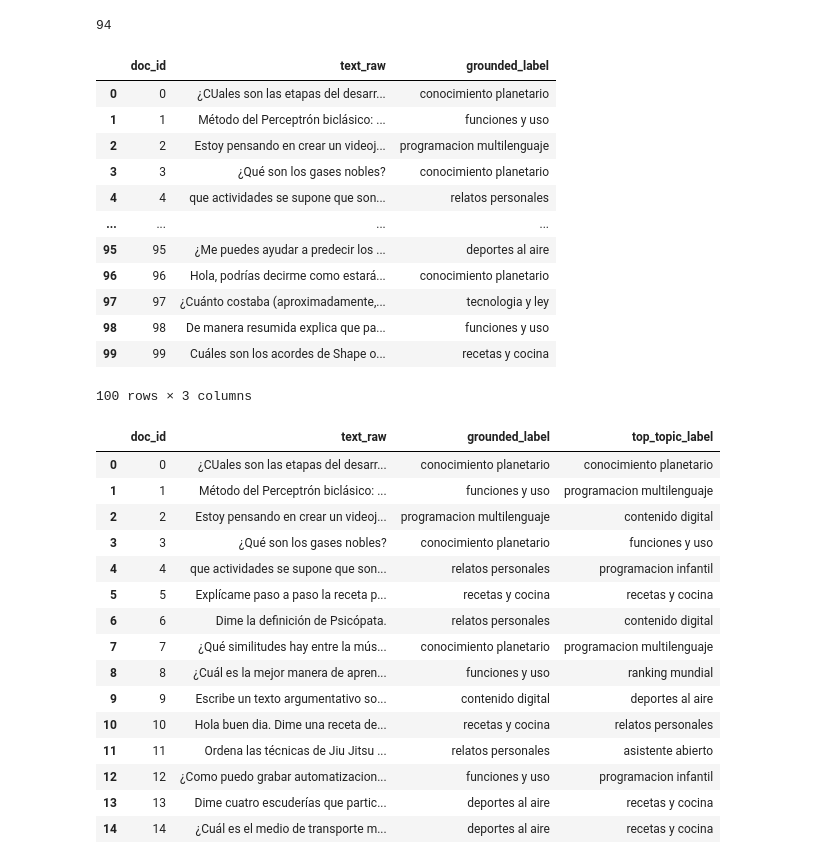
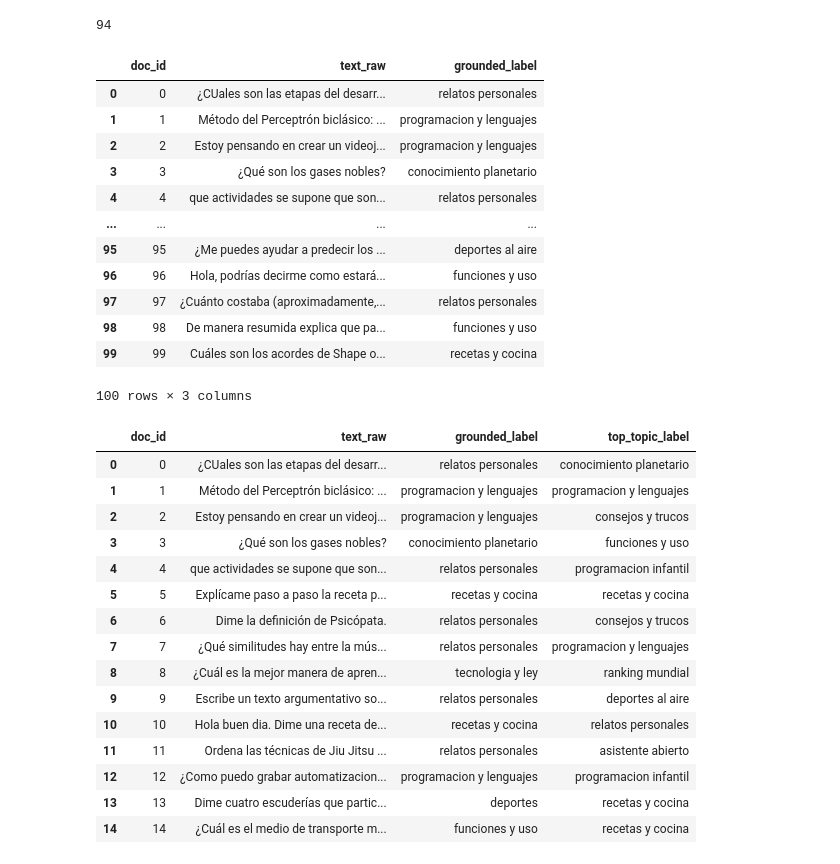
Before and after one commit to NxrFesdac/bourbaki-nlp-avanzado, a Jupyter notebook: modulo2/lda.ipynb, the cells around one changed output. Drawn from its saved outputs; the diff is of its cells as text; code cells hidden in the pictures.

```diff
--- a/modulo2/lda.ipynb
+++ b/modulo2/lda.ipynb
@@ -272,8 +296,6 @@ import re
 import pandas as pd
 from openai import OpenAI
 
-# prerequisites (must already be present in your env):
-# openai_key (str), df_topics (DataFrame with topic_id, term, optionally weight/rank), df_docs (DataFrame with top_topic)
 client = OpenAI(api_key=openai_key)
 
 system_msg = (
@@ -287,7 +309,7 @@ unique_topic_ids = df_topics['topic_id'].unique()
 
 for topic_id in unique_topic_ids:
     topic_df = df_topics[df_topics['topic_id'] == topic_id].copy()
-    topic_keywords = topic_df['term'].astype(str).tolist()[:50]
+    topic_keywords = topic_df['term'].astype(str).tolist()
     keyword_str = ", ".join(topic_keywords)
 
     user_msg = (
@@ -306,14 +328,14 @@ for topic_id in unique_topic_ids:
     )
 
     raw_label = response.choices[0].message.content.strip()
-    label = re.sub(r'^[`"\']+|[`"\']+$', '', raw_label).strip().lower()
-    label = re.sub(r'[ .,:;!¡?¿]+$', '', label)
+    label = raw_label.strip().lower()
     llm_labels.append({"topic_id": topic_id, "llm_label": label})
 
 df_llm_labels = pd.DataFrame(llm_labels)
 
 df_topics = pd.merge(df_topics, df_llm_labels, on="topic_id", how="left")
 
+# Agregamos la etiqueta que genero el LLM al topico con mayor importancia
 topic_label_map = df_llm_labels.set_index("topic_id")["llm_label"]
 df_docs["top_topic_label"] = df_docs["top_topic"].map(topic_label_map)
 
@@ -341,8 +363,6 @@ df_docs sample with top_topic_label:
 import re
 import pandas as pd
 from openai import OpenAI
-
-client = OpenAI(api_key=openai_key)
 
 
 system_msg = (
@@ -358,7 +378,7 @@ examples = (
     "Texto: 'Propiedades y usos del helio y el neón' -> gases nobles\n"
 )
 
-# We'll call the LLM for the first 100 documents
+# Utilizamos solo los primeros 100 documentos
 num_docs_to_label = 100
 doc_label_rows = []
 
@@ -386,18 +406,17 @@ for i in range(num_docs_to_label):
 
     raw_label = response.choices[0].message.content.strip()
 
-    # Minimal normalization: remove surrounding quotes/backticks, trailing punctuation, lowercased
-    label = re.sub(r'^[`"\']+|[`"\']+$', '', raw_label).strip().lower()
-    label = re.sub(r'[ .,:;!¡?¿]+$', '', label)
+    # Normalización
+    label = raw_label.strip().lower()
 
     doc_label_rows.append({"doc_id": doc_id, "llm_doc_label": label})
 
-# Create a DataFrame of LLM document labels and merge back into df_docs
+# Creamos el df con las labels del LLM y regresamos al df original
 df_llm_doc_labels = pd.DataFrame(doc_label_rows)
 
 df_docs_chatgpt = pd.merge(df_docs, df_llm_doc_labels, on='doc_id', how='left')
 
-# Show the labeled subset
+# Demostramos el df con las etiquetas del LLM
 print("First labeled documents (doc_id, top_topic, llm_doc_label):")
 display(df_docs_chatgpt.loc[:num_docs_to_label - 1, ["doc_id", "text_raw", "top_topic", "top_topic_conf", "llm_doc_label"]])
 # %% [output]
@@ -421,70 +440,54 @@ df_docs_chatgpt.llm_doc_label.nunique()
 # %% [output]
 94
 # %%
-import re
-import pandas as pd
-import numpy as np
-from openai import OpenAI
-
-client = OpenAI(api_key=openai_key)
-
 system_msg = (
     "Eres un generador de etiquetas de temas en español. "
     "Tu única salida debe ser UNA SOLA LÍNEA con la etiqueta del tema, "
     "en minúsculas, máximo 3 palabras, sin puntuación final, sin comillas y sin explicaciones."
 )
 
-# prepare topic metadata: one label per topic_id + up to 10 unique terms
-topic_terms = (
-    df_topics.groupby("topic_id")["term"]
-    .apply(lambda terms: list(dict.fromkeys([str(t).strip() for t in terms if str(t).strip()]))[:10])
-    .to_dict()
-)
-topic_labels = df_topics.drop_duplicates("topic_id").set_index("topic_id")["llm_label"].to_dict()
-all_topic_ids = list(topic_labels.keys())
+unique_labels = df_topics["llm_label"].unique().tolist()
+candidates_text = "\n".join(unique_labels)
 
 num_docs = 100
 rows = []
 
-candidates = [f"{topic_labels.get(t,'tema_'+str(t))} — {topic_terms.get(t,'')}" for t in all_topic_ids]
-candidates_text = "\n".join(f"{j+1}) {c}" for j, c in enumerate(candidates))
 for i in range(num_docs):
     r = df_docs.iloc[i]
     doc_id = int(r["doc_id"]) if "doc_id" in r.index else int(i)
     text = str(r.get("text_raw", "")).strip()
 
     user_msg = (
-        "A continuación tienes una lista de etiquetas candidatas (etiqueta — palabras clave):\n"
+        "A continuación tienes una lista de etiquetas candidatas:\n"
         f"{candidates_text}\n\n"
         "Texto a etiquetar:\n"
         f"{text}\n\n"
         "Elige UNA de esas etiquetas y RESPONDE SOLO con la etiqueta final en minúsculas, sin comillas ni texto adicional."
     )
 
     resp = client.chat.completions.create(
         model="gpt-4.1-nano",
         messages=[{"role": "system", "content": system_msg}, {"role": "user", "content": user_msg}],
         temperature=0.1,
     )
     raw = resp.choices[0].message.content.strip()
-    label = re.sub(r'^[`"\']+|[`"\']+$', '', raw).strip().lower()
-    label = re.sub(r'[ .,:;!¡?¿]+$', '', label)
+    label = raw.strip().lower()
     rows.append({"doc_id": doc_id, "grounded_label": label})
 
 df_llm = pd.DataFrame(rows)
 df_result = df_docs.merge(df_llm, on="doc_id", how="left")
 display(df_result.loc[: num_docs - 1, ["doc_id", "text_raw", "grounded_label"]])
 # %% [output]
 |  | doc_id | text_raw | grounded_label |
-| 0 | 0 | ¿CUales son las etapas del desarr... | conocimiento planetario |
-| 1 | 1 | Método del Perceptrón biclásico: ... | funciones y uso |
-| 2 | 2 | Estoy pensando en crear un videoj... | programacion multilenguaje |
+| 0 | 0 | ¿CUales son las etapas del desarr... | relatos personales |
+| 1 | 1 | Método del Perceptrón biclásico: ... | programacion y lenguajes |
+| 2 | 2 | Estoy pensando en crear un videoj... | programacion y lenguajes |
 | 3 | 3 | ¿Qué son los gases nobles? | conocimiento planetario |
 | 4 | 4 | que actividades se supone que son... | relatos personales |
 | ... | ... | ... | ... |
 | 95 | 95 | ¿Me puedes ayudar a predecir los ... | deportes al aire |
-| 96 | 96 | Hola, podrías decirme como estará... | conocimiento planetario |
-| 97 | 97 | ¿Cuánto costaba (aproximadamente,... | tecnologia y ley |
+| 96 | 96 | Hola, podrías decirme como estará... | funciones y uso |
+| 97 | 97 | ¿Cuánto costaba (aproximadamente,... | relatos personales |
 | 98 | 98 | De manera resumida explica que pa... | funciones y uso |
 | 99 | 99 | Cuáles son los acordes de Shape o... | recetas y cocina |
 100 rows × 3 columns
@@ -492,18 +495,18 @@ display(df_result.loc[: num_docs - 1, ["doc_id", "text_raw", "grounded_label"]])
 pd.merge(df_result[["doc_id", "text_raw", "grounded_label"]], df_docs[["doc_id", "top_topic_label"]], on="doc_id").head(15)
 # %% [output]
 |  | doc_id | text_raw | grounded_label | top_topic_label |
-| 0 | 0 | ¿CUales son las etapas del desarr... | conocimiento planetario | conocimiento planetario |
-| 1 | 1 | Método del Perceptrón biclásico: ... | funciones y uso | programacion multilenguaje |
-| 2 | 2 | Estoy pensando en crear un videoj... | programacion multilenguaje | contenido digital |
+| 0 | 0 | ¿CUales son las etapas del desarr... | relatos personales | conocimiento planetario |
+| 1 | 1 | Método del Perceptrón biclásico: ... | programacion y lenguajes | programacion y lenguajes |
+| 2 | 2 | Estoy pensando en crear un videoj... | programacion y lenguajes | consejos y trucos |
 | 3 | 3 | ¿Qué son los gases nobles? | conocimiento planetario | funciones y uso |
 | 4 | 4 | que actividades se supone que son... | relatos personales | programacion infantil |
 | 5 | 5 | Explícame paso a paso la receta p... | recetas y cocina | recetas y cocina |
-| 6 | 6 | Dime la definición de Psicópata. | relatos personales | contenido digital |
-| 7 | 7 | ¿Qué similitudes hay entre la mús... | conocimiento planetario | programacion multilenguaje |
-| 8 | 8 | ¿Cuál es la mejor manera de apren... | funciones y uso | ranking mundial |
-| 9 | 9 | Escribe un texto argumentativo so... | contenido digital | deportes al aire |
+| 6 | 6 | Dime la definición de Psicópata. | relatos personales | consejos y trucos |
+| 7 | 7 | ¿Qué similitudes hay entre la mús... | relatos personales | programacion y lenguajes |
+| 8 | 8 | ¿Cuál es la mejor manera de apren... | tecnologia y ley | ranking mundial |
+| 9 | 9 | Escribe un texto argumentativo so... | relatos personales | deportes al aire |
 | 10 | 10 | Hola buen dia. Dime una receta de... | recetas y cocina | relatos personales |
 | 11 | 11 | Ordena las técnicas de Jiu Jitsu ... | relatos personales | asistente abierto |
-| 12 | 12 | ¿Como puedo grabar automatizacion... | funciones y uso | programacion infantil |
-| 13 | 13 | Dime cuatro escuderías que partic... | deportes al aire | recetas y cocina |
-| 14 | 14 | ¿Cuál es el medio de transporte m... | deportes al aire | recetas y cocina |
+| 12 | 12 | ¿Como puedo grabar automatizacion... | programacion y lenguajes | programacion infantil |
+| 13 | 13 | Dime cuatro escuderías que partic... | deportes | recetas y cocina |
+| 14 | 14 | ¿Cuál es el medio de transporte m... | funciones y uso | recetas y cocina |
```
Also changed, not shown: parts of 13 cells of this notebook.
